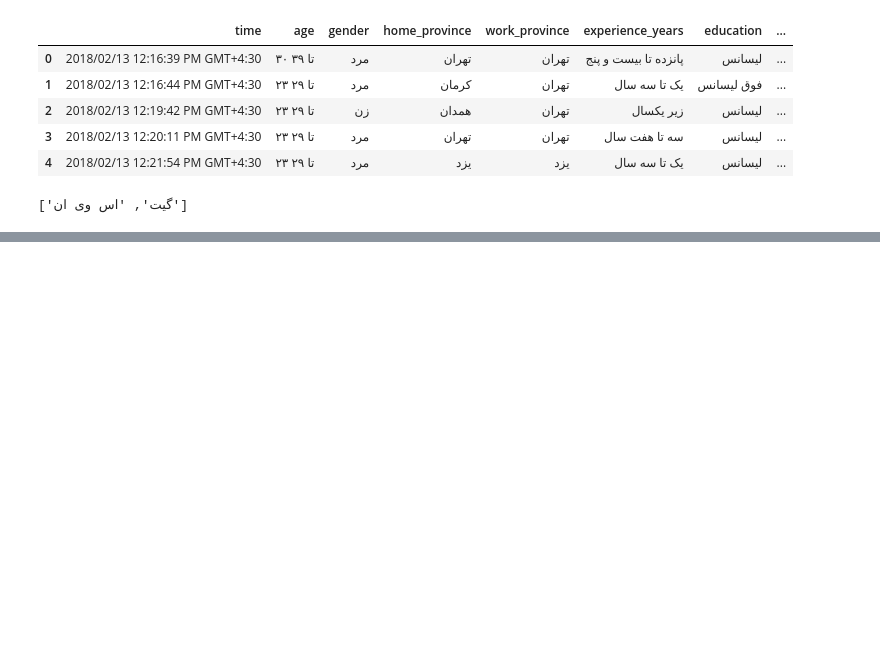
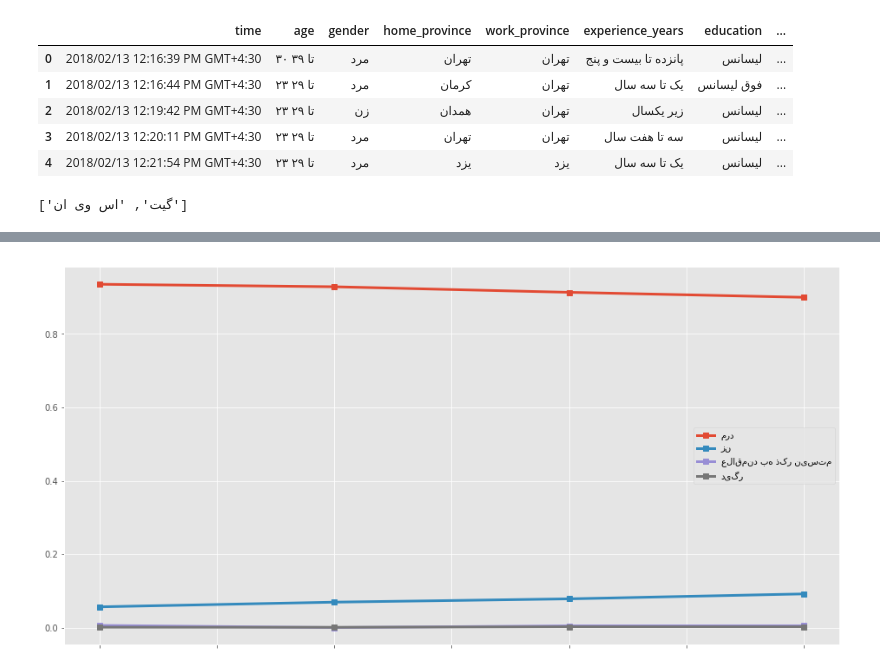
Before and after one commit to saeedesmaili/iran-developers-salary, a Jupyter notebook: Analysis-draft.ipynb, the cells around one changed output, grey strips where cells are left out. Cells and saved outputs as stored; diff of their text form; code cells hidden in the pictures; blank space fills up the shorter version.

```diff
--- a/Analysis-draft.ipynb
+++ b/Analysis-draft.ipynb
@@ -282,0 +334,7 @@ ax.set_xticklabels(df_age.columns)
+# %%
+df_gender = pd.DataFrame(df_94.gender.value_counts(normalize=True))
+df_gender.columns = ("1394",)
+df_gender["1395"] = df_95.gender.value_counts(normalize=True)
+df_gender["1396"] = df_96.gender.value_counts(normalize=True)
+df_gender["1397"] = df_97.gender.value_counts(normalize=True)
+df_gender
@@ -282,0 +347,8 @@ ax.set_xticklabels(df_age.columns)
+# %%
+ax = df_gender.T.plot(kind="line", style="s-", figsize=(16,8), linewidth=3)
+
+#plt.gca().set_ylim([0,.6])
+
+#ax.set_xticklabels(df_age.columns)
+# %% [output]
+[figure, added]
```
Also changed, not shown: parts of 7 cells of this notebook, 5 other files.
